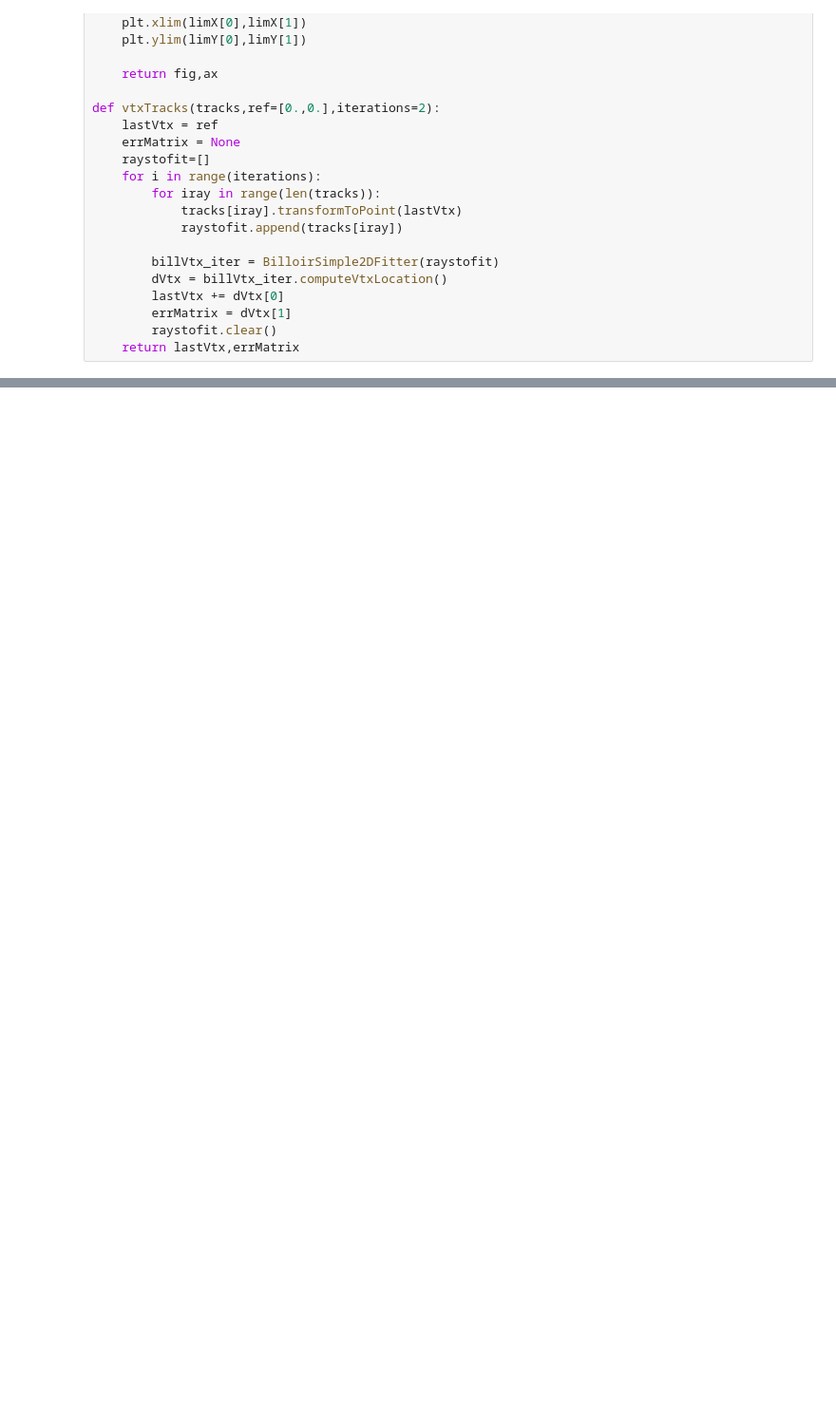
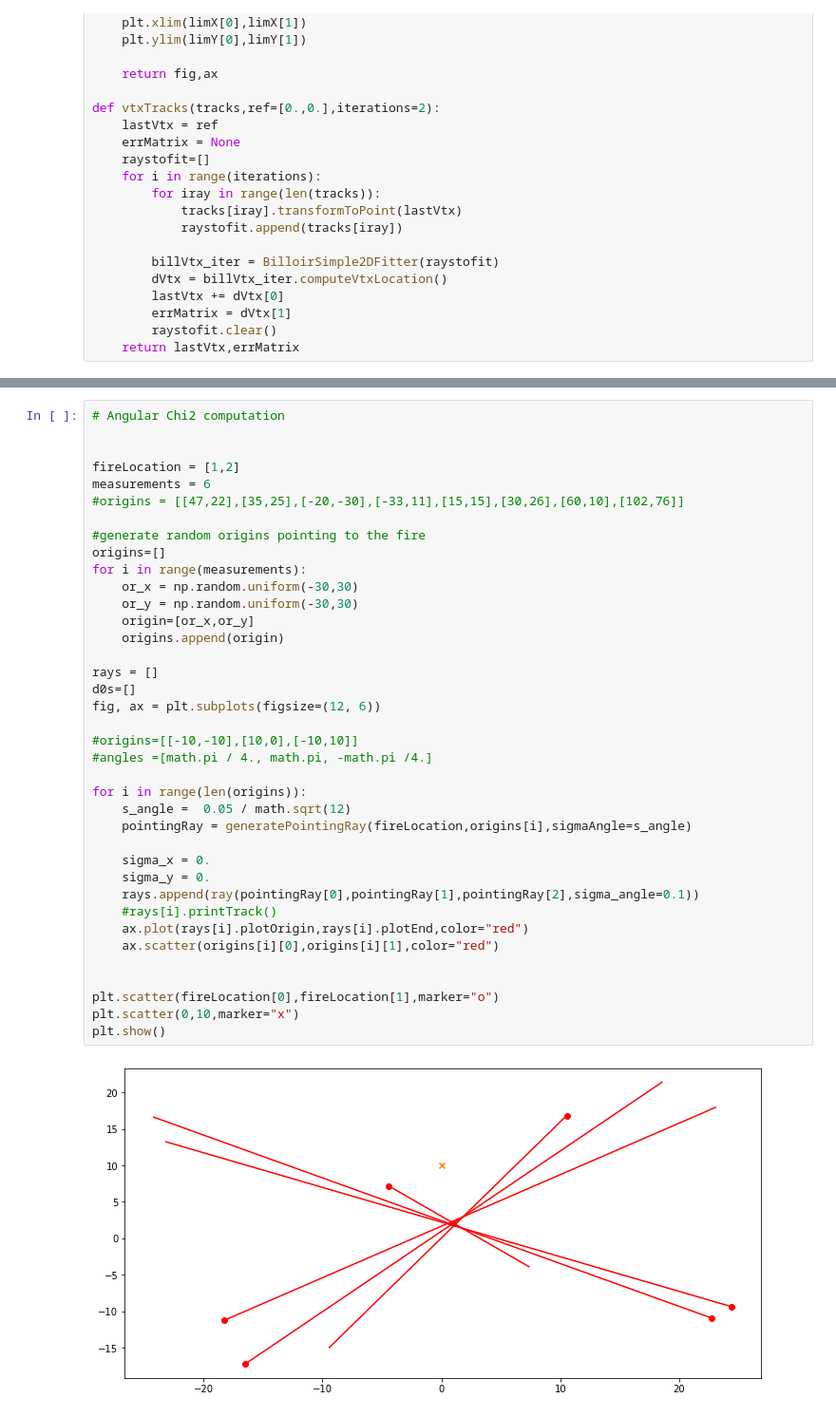
Before and after one commit to pbutti/smokeDet, a Jupyter notebook: smokeDet.ipynb, the cells around one changed output, grey strips where cells are left out. Shown: that part at 95% size. Drawn from its saved outputs; the diff is of its cells as text; blank space fills up the shorter version.

Commit message:
Implementation of angular Chi2

```diff
--- a/smokeDet.ipynb
+++ b/smokeDet.ipynb
@@ -1016 +854,41 @@ plt.show()
 [figure]
+# %%
+# Angular Chi2 computation
+
+
+fireLocation = [1,2]
+measurements = 6
+#origins = [[47,22],[35,25],[-20,-30],[-33,11],[15,15],[30,26],[60,10],[102,76]]
+
+#generate random origins pointing to the fire
+origins=[]
+for i in range(measurements):
+    or_x = np.random.uniform(-30,30)
+    or_y = np.random.uniform(-30,30)
+    origin=[or_x,or_y]
+    origins.append(origin)
+
+rays = []
+d0s=[]
+fig, ax = plt.subplots(figsize=(12, 6))
+
+#origins=[[-10,-10],[10,0],[-10,10]]
+#angles =[math.pi / 4., math.pi, -math.pi /4.]
+
+for i in range(len(origins)):
+    s_angle =  0.05 / math.sqrt(12)
+    pointingRay = generatePointingRay(fireLocation,origins[i],sigmaAngle=s_angle)
+
+    sigma_x = 0.
+    sigma_y = 0.
+    rays.append(ray(pointingRay[0],pointingRay[1],pointingRay[2],sigma_angle=0.1))
+    #rays[i].printTrack()
+    ax.plot(rays[i].plotOrigin,rays[i].plotEnd,color="red")
+    ax.scatter(origins[i][0],origins[i][1],color="red")
+
+
+plt.scatter(fireLocation[0],fireLocation[1],marker="o")
+plt.scatter(0,10,marker="x")
+plt.show()
+# %% [output]
+[figure, added]
```
Also changed, not shown: parts of 14 cells of this notebook.
